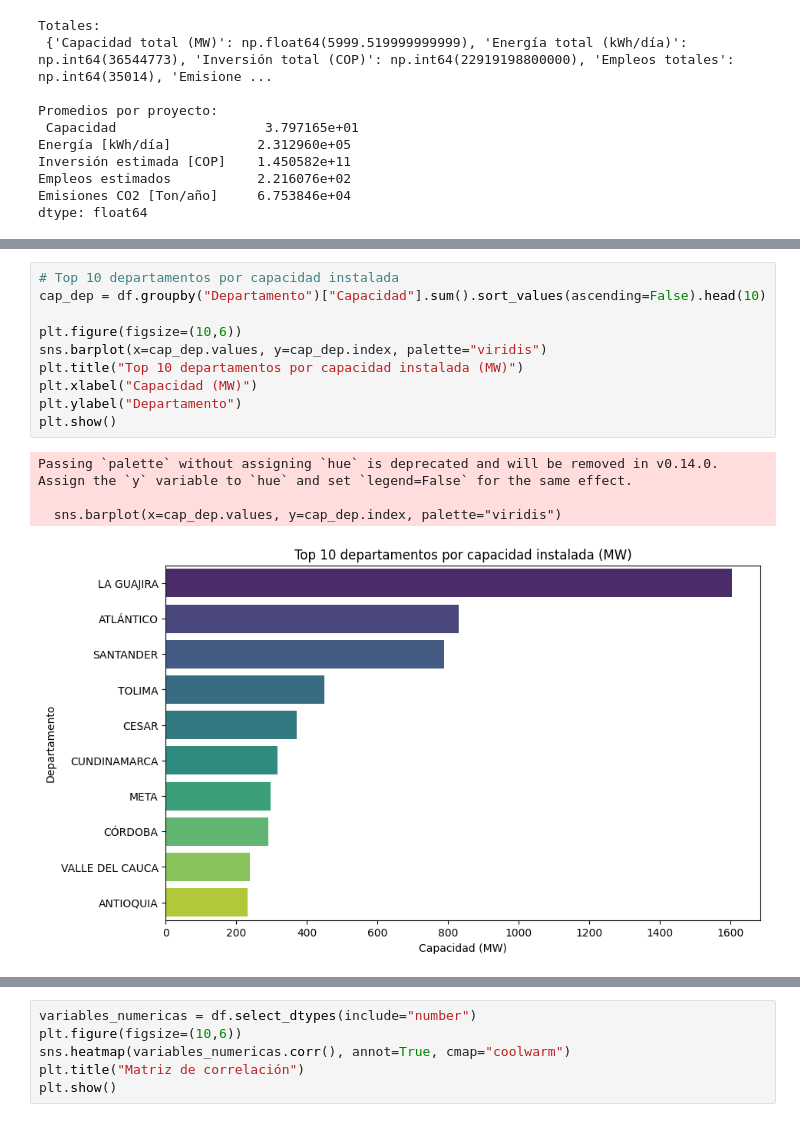
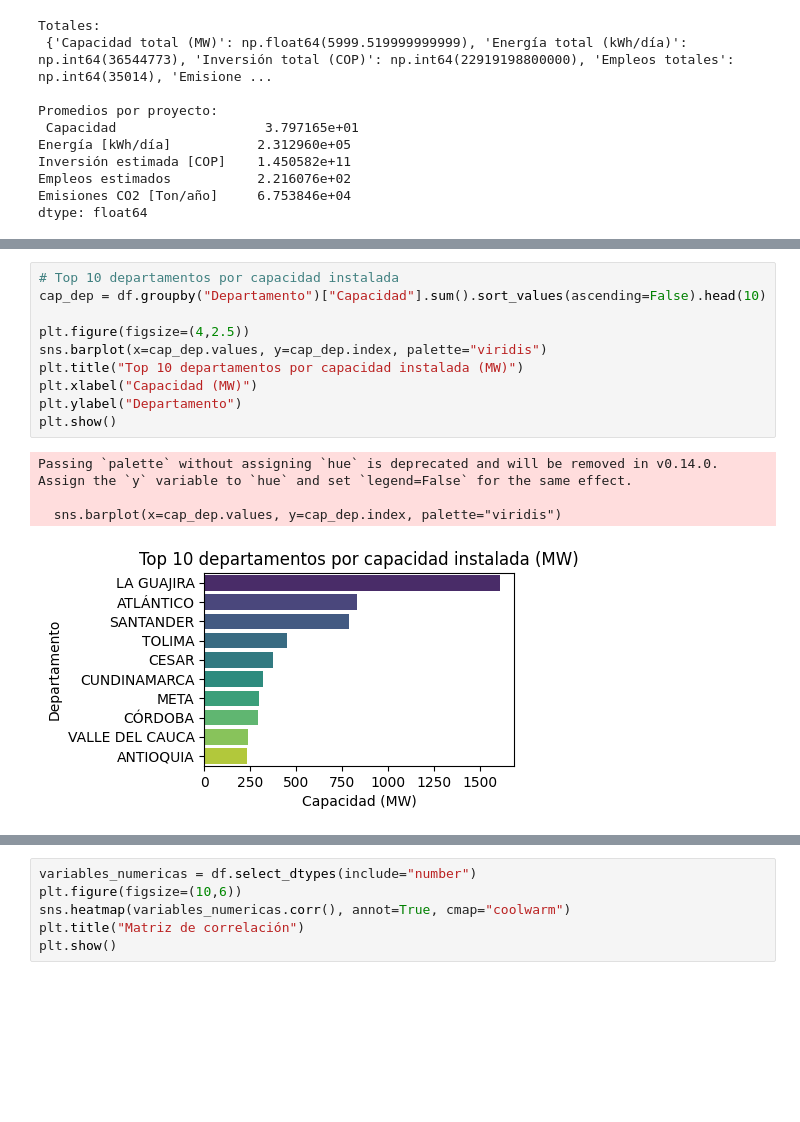
Before and after one commit to MariaJose715/Proyecto, a Jupyter notebook: Analisis_FNCER.ipynb, the cells around one changed output, grey strips where cells are left out. Saved outputs shown, nothing was run; the diff lists cells and outputs as text; blank space fills up the shorter version.

```diff
--- a/Analisis_FNCER.ipynb
+++ b/Analisis_FNCER.ipynb
@@ -77,18 +66,18 @@ plt.show()
 # %%
 # Top 10 departamentos por capacidad instalada
 cap_dep = df.groupby("Departamento")["Capacidad"].sum().sort_values(ascending=False).head(10)
 
-plt.figure(figsize=(10,6))
+plt.figure(figsize=(4,2.5))
 sns.barplot(x=cap_dep.values, y=cap_dep.index, palette="viridis")
 plt.title("Top 10 departamentos por capacidad instalada (MW)")
 plt.xlabel("Capacidad (MW)")
 plt.ylabel("Departamento")
 plt.show()
 # %% [output]
 Passing `palette` without assigning `hue` is deprecated and will be removed in v0.14.0. Assign the `y` variable to `hue` and set `legend=False` for the same effect.
 
   sns.barplot(x=cap_dep.values, y=cap_dep.index, palette="viridis")
-[figure, old version]
+[figure, new version]
 # %%
 cap_anual = df.groupby("Año FPO")["Capacidad"].sum()
 
```
Also changed, not shown: parts of 3 cells of this notebook, 1 other file.
